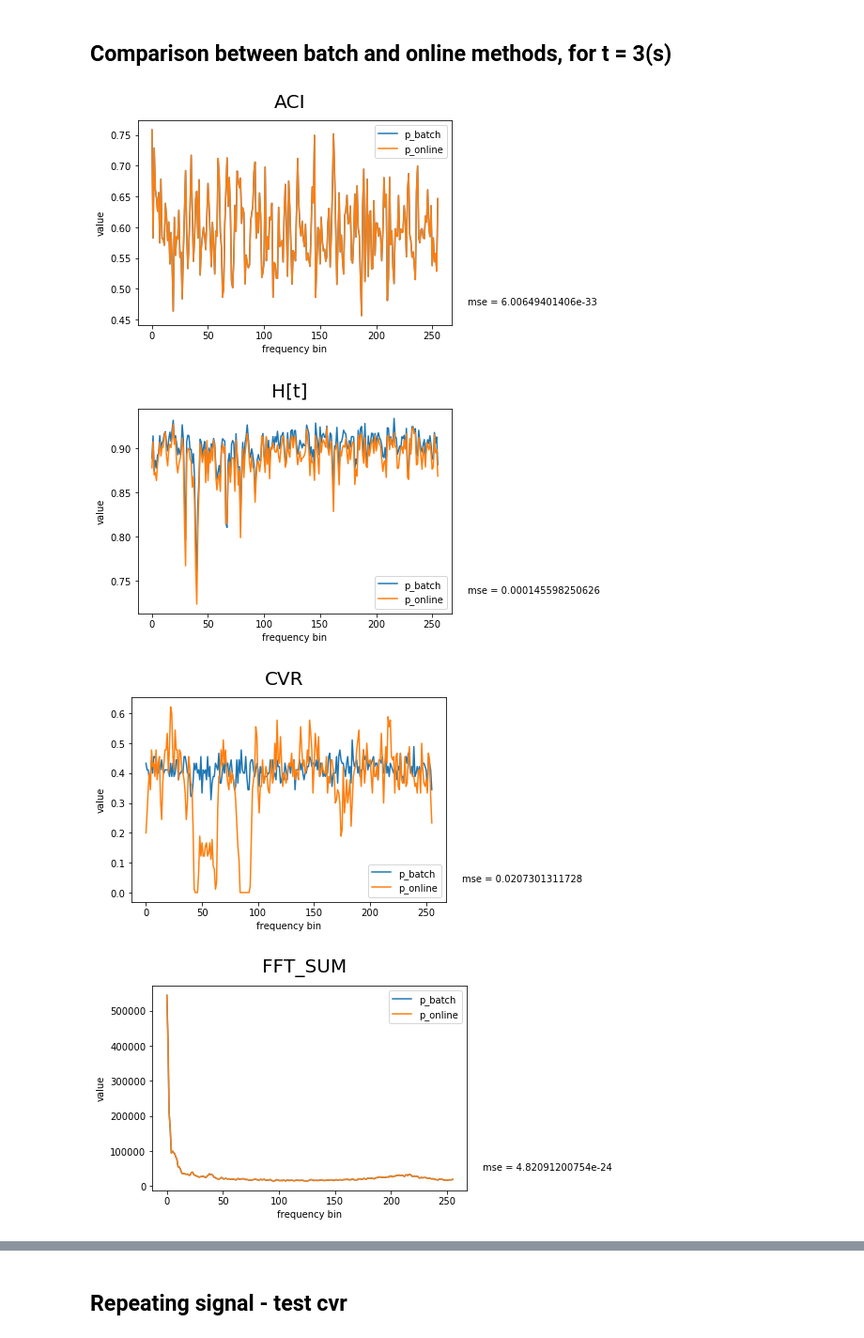
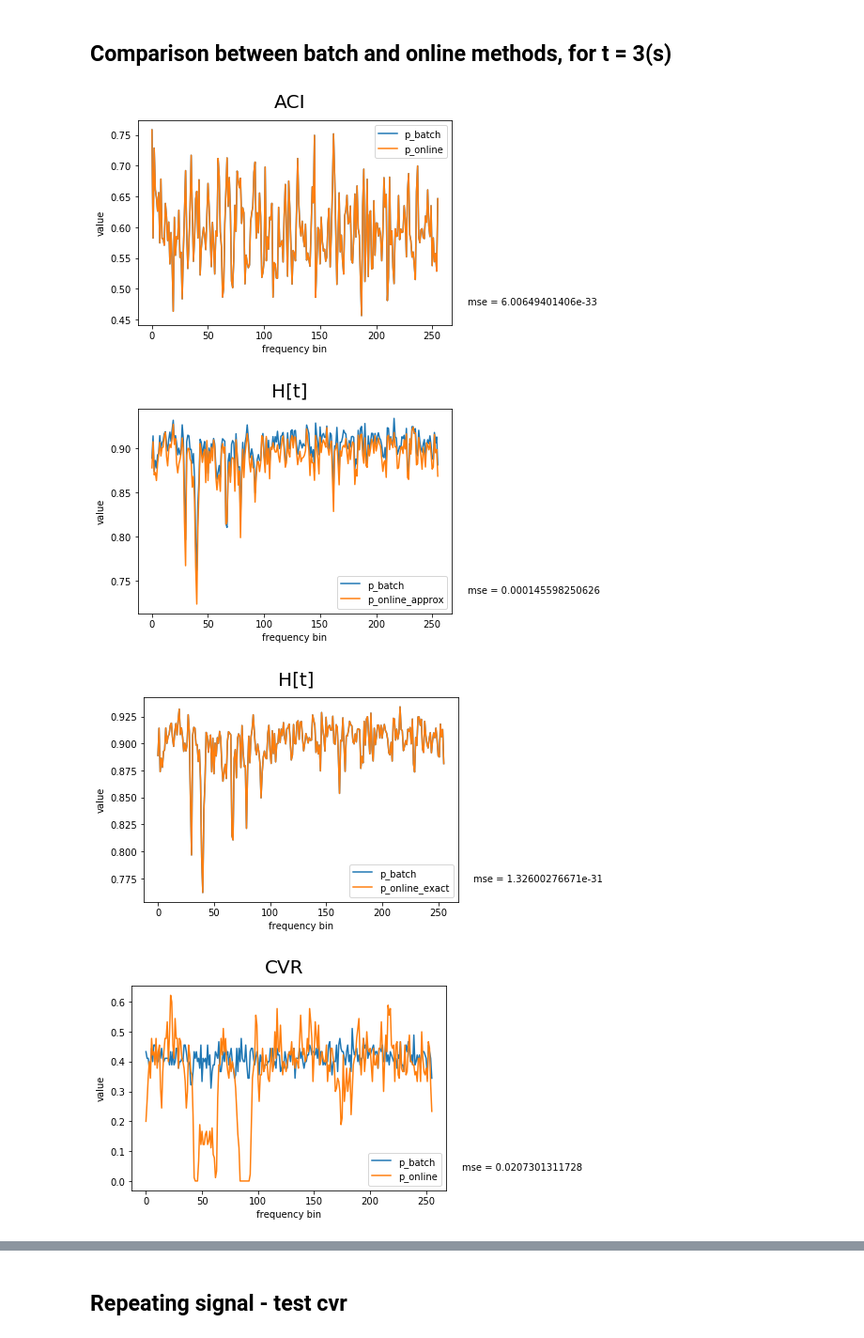
Before and after one commit to kwea123/acoustic-indices, a Jupyter notebook: 100_1030am_NewForest_Bee.ipynb, the cells around one changed output, grey strips where cells are left out. Shown: that part at 94% size. Drawn from its saved outputs; the diff is of its cells as text; code cells hidden in the pictures.

```diff
--- a/100_1030am_NewForest_Bee.ipynb
+++ b/100_1030am_NewForest_Bee.ipynb
@@ -218,17 +305,19 @@ plt.plot(w)
 # %%
-total_length = 30
+total_length = 50
 freq, aci_matrix_p_batch, h_t_matrix_p_batch, cvr_matrix_p_batch, fft_matrix_p_batch = compute_acoustic_indices_batch(w, total_length, 1, fs=fs)
-_, aci_matrix_p_online, h_t_matrix_p_online, cvr_matrix_p_online, fft_matrix_p_online = compute_acoustic_indices_online(w, total_length, 1, fs=fs)
+_, aci_matrix_p_online, h_t_matrix_p_online_approx, cvr_matrix_p_online, fft_matrix_p_online = compute_acoustic_indices_online_approx(w, total_length, 1, fs=fs)
+_, _, h_t_matrix_p_online_exact, _, _ = compute_acoustic_indices_online_exact(w, total_length, 1, fs=fs)
 # %% [markdown]
 <h2> Comparison between batch and online methods, for t = 3(s) </h2>
 # %%
 t = 3
 plot_comparison("ACI", aci_matrix_p_batch[t], aci_matrix_p_online[t], "p_batch", "p_online")
-plot_comparison("H[t]", h_t_matrix_p_batch[t], h_t_matrix_p_online[t]/1.1, "p_batch", "p_online") #approximation is scaled
+plot_comparison("H[t]", h_t_matrix_p_batch[t], h_t_matrix_p_online_approx[t]/1.1, "p_batch", "p_online_approx") #approximation is scaled
+plot_comparison("H[t]", h_t_matrix_p_batch[t], h_t_matrix_p_online_exact[t], "p_batch", "p_online_exact")
 plot_comparison("CVR", cvr_matrix_p_batch[t], cvr_matrix_p_online[t], "p_batch", "p_online")
 plot_comparison("FFT_SUM", fft_matrix_p_batch[t], fft_matrix_p_online[t], "p_batch", "p_online")
 # %% [output]
 [figure]
-[figure, old version]
+[figure, new version]
-[figure, old version]
+[figure, new version]
-[figure, old version]
+[figure, new version]
```
Also changed, not shown: parts of 9 cells of this notebook.
